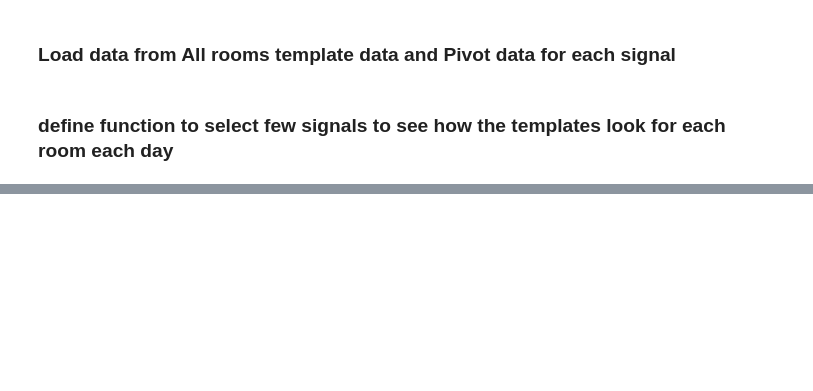
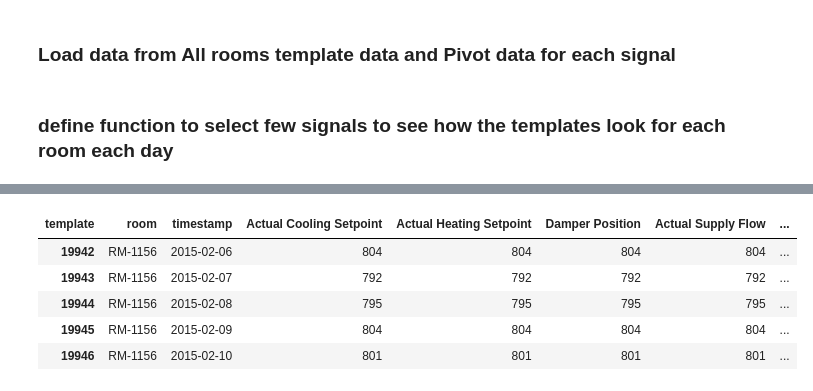
Before and after one commit to mas-dse-mkjaiswa/Capstone, a Jupyter notebook: Signal Distribution/Signal Distribution Analysis.ipynb, the cells around one changed output, grey strips where cells are left out. Drawn from its saved outputs; the diff is of its cells as text; code cells hidden in the pictures; blank space fills up the shorter version.

```diff
--- a/Signal Distribution/Signal Distribution Analysis.ipynb
+++ b/Signal Distribution/Signal Distribution Analysis.ipynb
@@ -56,0 +35,14 @@ select_signals(x2).to_csv("fewsignals.csv")
+# %%
+x1 = ["room","timestamp"]
+x2 = ["Actual Cooling Setpoint","Actual Heating Setpoint","Damper Position","Actual Supply Flow","Zone Temperature"]
+df = select_signals(x2)[x1+x2]
+dfsrooms = df[(df["Actual Cooling Setpoint"]!=0)&(df["Actual Heating Setpoint"]!=0)&(df["Damper Position"]!=0)&\
+              (df["Actual Supply Flow"]!=0)&(df["Zone Temperature"]!=0)]
+dfsrooms.head()
+# %% [output]
+| template | room | timestamp | Actual Cooling Setpoint | Actual Heating Setpoint | Damper Position | Actual Supply Flow | ... |
+| 19942 | RM-1156 | 2015-02-06 | 804 | 804 | 804 | 804 | ... |
+| 19943 | RM-1156 | 2015-02-07 | 792 | 792 | 792 | 792 | ... |
+| 19944 | RM-1156 | 2015-02-08 | 795 | 795 | 795 | 795 | ... |
+| 19945 | RM-1156 | 2015-02-09 | 804 | 804 | 804 | 804 | ... |
+| 19946 | RM-1156 | 2015-02-10 | 801 | 801 | 801 | 801 | ... |
```
Also changed, not shown: parts of 11 cells of this notebook.
